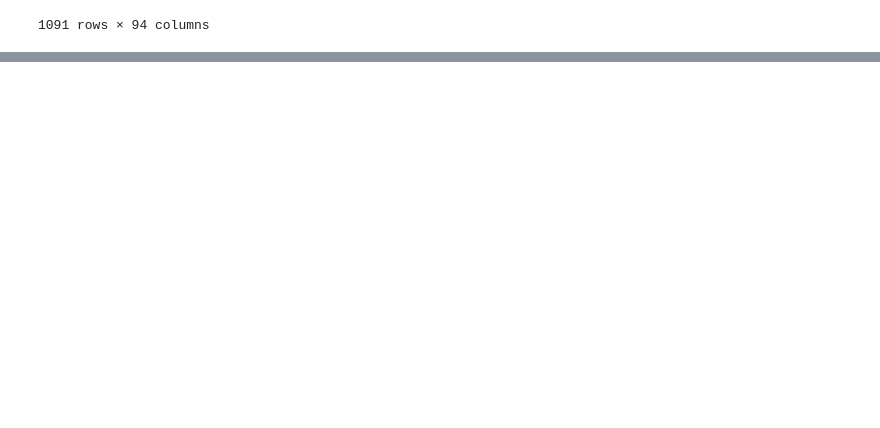
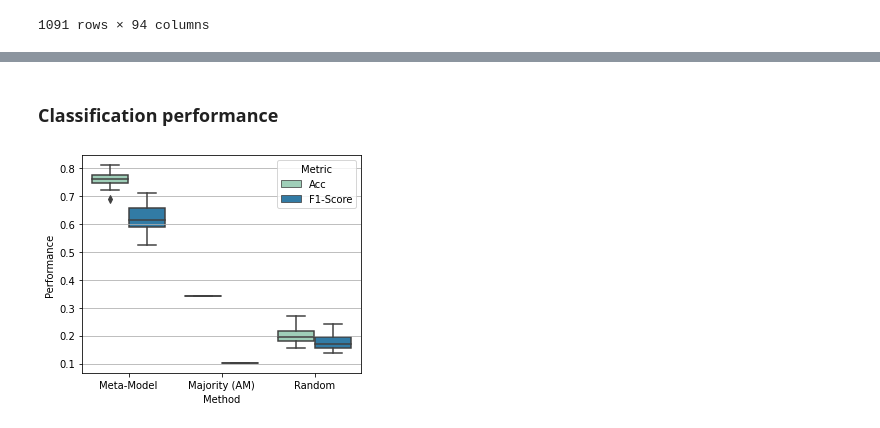
Before and after one commit to gbrltv/process_meta_learning, a Jupyter notebook: evaluation.ipynb, the cells around one changed output, grey strips where cells are left out. Saved outputs shown, nothing was run; the diff lists cells and outputs as text; code cells hidden in the pictures; blank space fills up the shorter version.

```diff
--- a/evaluation.ipynb
+++ b/evaluation.ipynb
@@ -29,0 +125,20 @@ df
+# %%
+# Rotulating meta-target using the mean rankings
+df_models["target_final_rank"] = df_models.filter(metrics).mean(axis=1)
+
+# Finding the best techniques (ranking = min)
+best = pd.DataFrame(df_models.groupby("log")["target_final_rank"].min())
+best.reset_index(level=0, inplace=True)
+
+# Filtering meta-instances where target_final_rank = min
+meta_target = df_models.set_index(["log", "target_final_rank"]).join(best.set_index("log", "target_final_rank"))
+meta_target.reset_index(level=0, inplace=True)
+meta_target = meta_target[meta_target.index == meta_target.target_final_rank]
+meta_target.reset_index(drop=True, inplace=True)
+
+# Removing repetitions
+meta_target.drop_duplicates(subset="log", keep=False, inplace=True)
+
+meta_database = meta_target.filter(["log", "variant"]).set_index(["log"]).join(df_logs.set_index("log"))
+meta_database.reset_index(level=0, inplace=True)
+meta_database
@@ -29,0 +159,60 @@ df
+# %% [markdown]
+### Classification performance
+# %%
+import numpy as np
+from sklearn.model_selection import train_test_split
+from sklearn.ensemble import RandomForestClassifier
+from sklearn.metrics import accuracy_score, f1_score
+
+
+label = meta_database["variant"].astype("category").cat.codes
+X = meta_database.drop(["log", "variant"], axis=1)
+
+# Meta-model predicting the best discovery technique based on log features
+result_df = pd.DataFrame()
+for step in range(30):
+    X_train, X_test, y_train, y_test = train_test_split(X, label, stratify=label, random_state=step)
+
+    rf = RandomForestClassifier(random_state=step)
+    rf.fit(X_train, y_train)
+
+    result = rf.predict(X_test)
+    result_df = pd.concat([result_df, pd.DataFrame([[rf.score(X_test, y_test), f1_score(y_test, result, average='macro')]])])
+
+result_df.columns = ["Acc", "F1-Score"]
+result_df["Metric"] = "Meta-Model"
+
+
+# Random approach
+result_df_rnd = pd.DataFrame()
+for step in range(30):
+    X_train, X_test, y_train, y_test = train_test_split(X, label, stratify=label, random_state=step)
+
+    random_y = np.random.randint(len(label.unique()), size=(1, len(y_test)))
+    result_df_rnd = pd.concat([result_df_rnd, pd.DataFrame([[accuracy_score(y_test.values,random_y[0]), f1_score(y_test.values, random_y[0], average='macro')]])])
+
+result_df_rnd.columns = ["Acc", "F1-Score"]
+result_df_rnd["Metric"] = "Random"
+
+
+# Majority approach (AM)
+result_df_maj = pd.DataFrame()
+for step in range(30):
+    X_train, X_test, y_train, y_test = train_test_split(X, label, stratify=label, random_state=step)
+
+    majority_y = np.zeros(len(y_test))
+    result_df_maj = pd.concat([result_df_maj, pd.DataFrame([[accuracy_score(y_test.values, majority_y), f1_score(y_test.values, majority_y, average='macro')]])])
+
+result_df_maj.columns = ["Acc", "F1-Score"]
+result_df_maj["Metric"] = "Majority (AM)"
+
+
+# Plotting
+dataset_for_seaborn = pd.melt(pd.concat([result_df, result_df_maj, result_df_rnd]), id_vars="Metric")
+dataset_for_seaborn.columns = ["Method", "Metric", "Performance"]
+
+plt.figure(figsize=(5, 4))
+ax = sns.boxplot(x="Method", y="Performance", hue="Metric", data=dataset_for_seaborn, palette="YlGnBu")
+ax.yaxis.grid(True)
+# %% [output]
+[figure, added]
```
Also changed, not shown: parts of 25 cells of this notebook.
